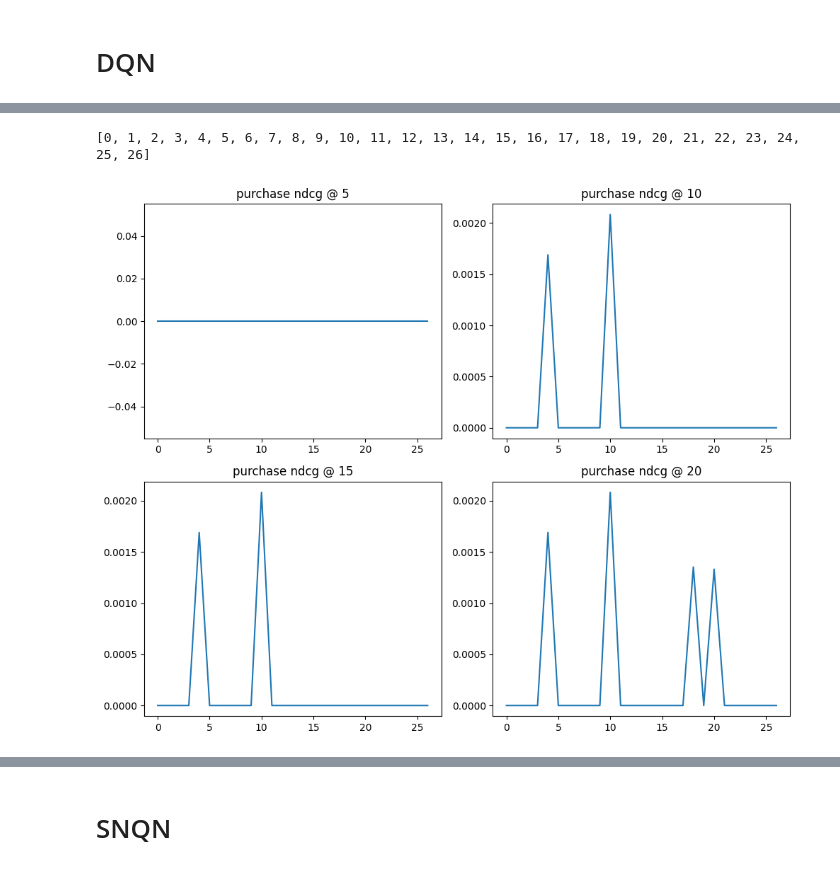
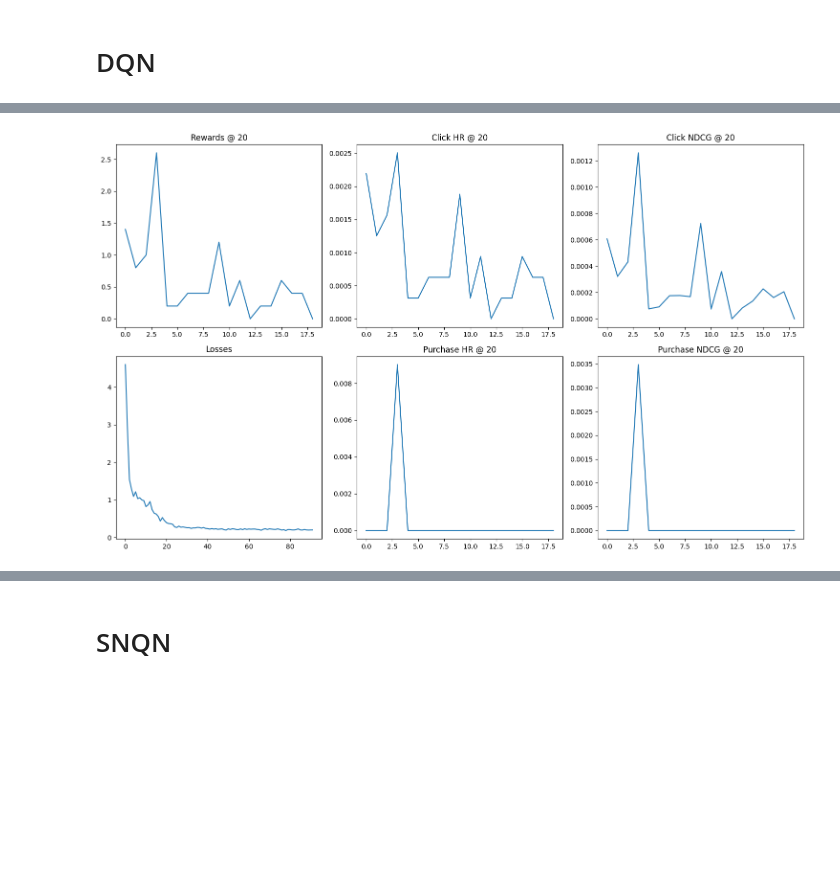
Before and after one commit to kssechkar/RL_based_RecSys, a Jupyter notebook: m.ipynb, the cells around one changed output, grey strips where cells are left out. Saved outputs shown, nothing was run; the diff lists cells and outputs as text; code cells hidden in the pictures; blank space fills up the shorter version.

```diff
--- a/m.ipynb
+++ b/m.ipynb
@@ -248,3 +255,37 @@ def last_results(results, print_out=False):
+# %%
+import matplotlib.pyplot as plt
+
+
+def plot_validation(losses, results, at=20):
+    fig, axes = plt.subplots(nrows=2, ncols=3, figsize=(15, 9))
+
+    rew = [el[at]['reward'] for el in results]
+    click_hr = [el[at]['click hr'] for el in results]
+    click_ndcg = [el[at]['click ndcg'] for el in results]
+    purchase_hr = [el[at]['purchase hr'] for el in results]
+    purchase_ndcg = [el[at]['purchase ndcg'] for el in results]
+
+    axes[0, 0].plot(rew)
+    axes[0, 0].set_title(f'Rewards @ {at}')
+
+    axes[0, 1].plot(click_hr)
+    axes[0, 1].set_title(f'Click HR @ {at}')
+
+    axes[0, 2].plot(click_ndcg)
+    axes[0, 2].set_title(f'Click NDCG @ {at}')
+
+    axes[1, 0].plot(losses)
+    axes[1, 0].set_title('Losses')
+
+    axes[1, 1].plot(purchase_hr)
+    axes[1, 1].set_title(f'Purchase HR @ {at}')
+
+    axes[1, 2].plot(purchase_ndcg)
+    axes[1, 2].set_title(f'Purchase NDCG @ {at}')
+
+    plt.tight_layout()
+
+    plt.show()
 # %% [markdown]
 # DQN
 # %%
@@ -258,7 +299,7 @@ arg_dict = {'r_click' : 0.2,
             'neg' : 10,
             'discount' : 0.5
             }
-results = []
-losses = []
-QN_1, QN_2 = train(data_stats, replay_buf, val_df, arg_dict=arg_dict, results=results, losses=losses)
+results_dqn = []
+losses_dqn = []
+DQN_1, sess_DQN = train(data_stats, replay_buf, val_df, arg_dict=arg_dict, results=results_dqn, losses=losses_dqn)
 # %% [output]
@@ -405,29 +327,5 @@ plt.show()
-# %%
-fig, axes = plt.subplots(nrows=2, ncols=2, figsize=(10, 8))
-
-x = [i for i in range(len(results))]
-print(x)
-y_at5 = [el[5]['purchase ndcg'] for el in results]
-y_at10 = [el[10]['purchase ndcg'] for el in results]
-y_at15 = [el[15]['purchase ndcg'] for el in results]
-y_at20 = [el[20]['purchase ndcg'] for el in results]
-
-axes[0, 0].plot(x, y_at5)
-axes[0, 0].set_title('purchase ndcg @ 5')
-
-axes[0, 1].plot(x, y_at10)
-axes[0, 1].set_title('purchase ndcg @ 10')
-
-axes[1, 0].plot(x, y_at15)
-axes[1, 0].set_title('purchase ndcg @ 15')
-
-axes[1, 1].plot(x, y_at20)
-axes[1, 1].set_title('purchase ndcg @ 20')
-
-plt.tight_layout()
-
-plt.show()
-# %% [output]
-[0, 1, 2, 3, 4, 5, 6, 7, 8, 9, 10, 11, 12, 13, 14, 15, 16, 17, 18, 19, 20, 21, 22, 23, 24, 25, 26]
-[figure, removed]
+# %%
+plot_validation(losses_dqn, results_dqn, at=20)
+# %% [output]
+[figure, added]
 # %%
```
Also changed, not shown: parts of 50 cells of this notebook.
